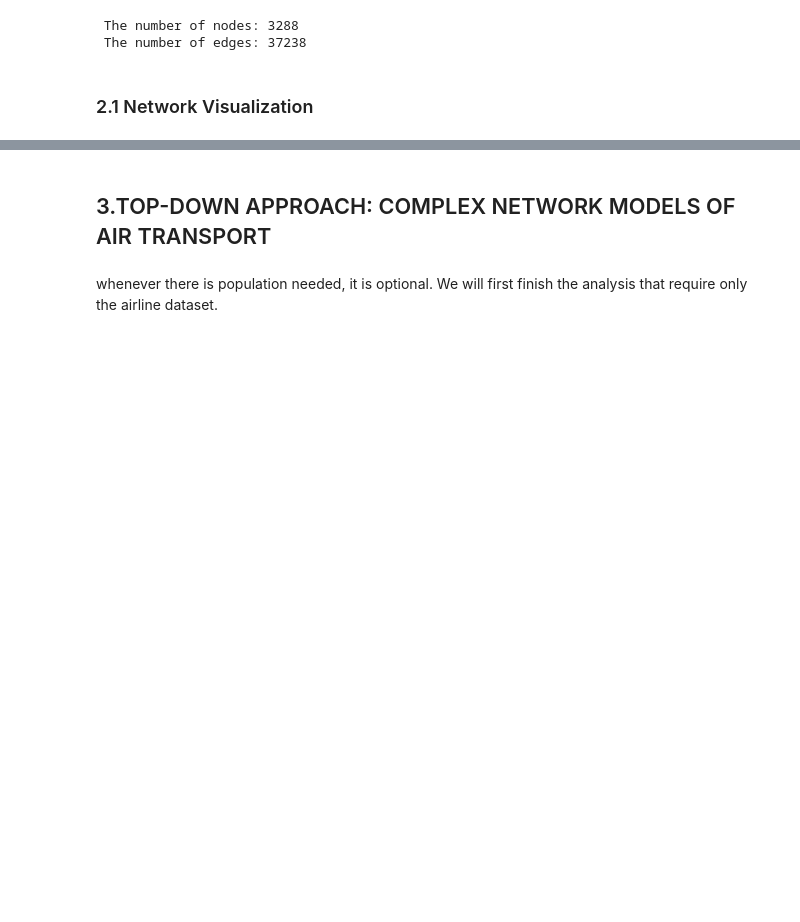
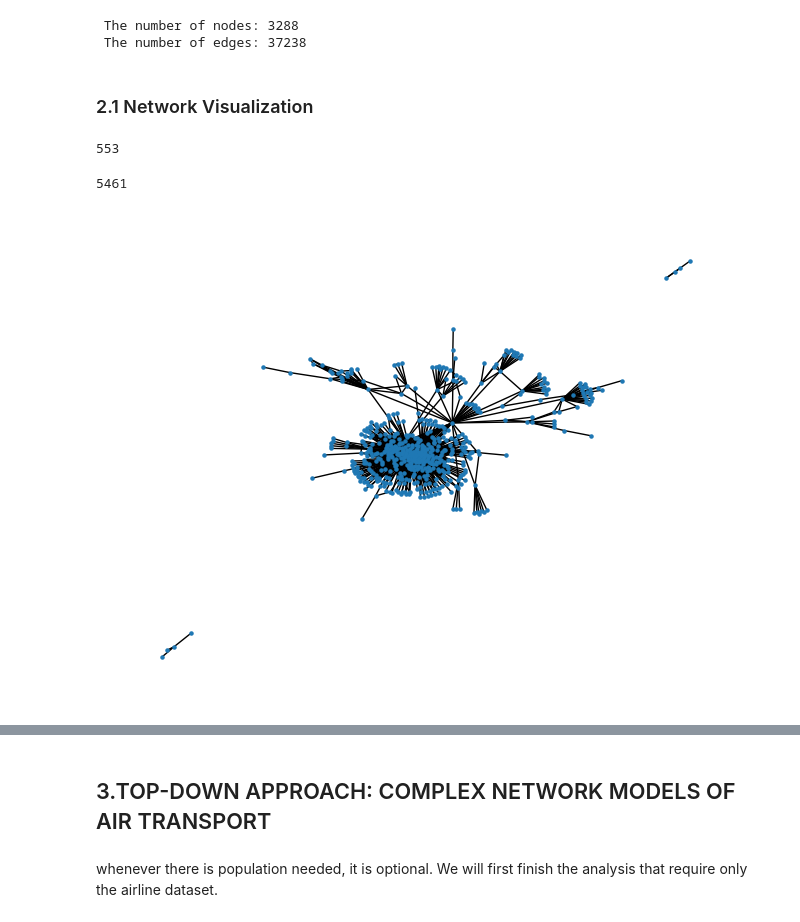
Before and after one commit to HJGuan/uzh_NetworkScienceFinalProject, a Jupyter notebook: global.ipynb, the cells around one changed output, grey strips where cells are left out. Cells and saved outputs as stored; diff of their text form; code cells hidden in the pictures; blank space fills up the shorter version.

Commit message:
update visualization

```diff
--- a/global.ipynb
+++ b/global.ipynb
@@ -588,4 +591,20 @@ print(f' The number of edges: {len(g_routes.edges())}')
  The number of edges: 37238
 # %% [markdown]
 ### 2.1 Network Visualization
+# %%
+nodes_us = [ n for n, v in g_routes.nodes(data=True) if v['country'] == 'United States']
+print(len(nodes_us))
+# %% [output]
+553
+# %%
+edges_us = [ (u,v) for u,v,e in g_routes.edges(data=True) if u in nodes_us and v in nodes_us]
+print(len(edges_us))
+# %% [output]
+5461
+# %%
+g_routes_us_test = nx.Graph(((u, v, e) for u,v,e in g_routes.edges(data=True) if u in nodes_us and v in nodes_us))
+nx.draw(g_routes_us_test,with_labels=False,node_size=5)
+plt.show()
+# %% [output]
+[figure, added]
 # %%
```
Also changed, not shown: parts of 9 cells of this notebook.
